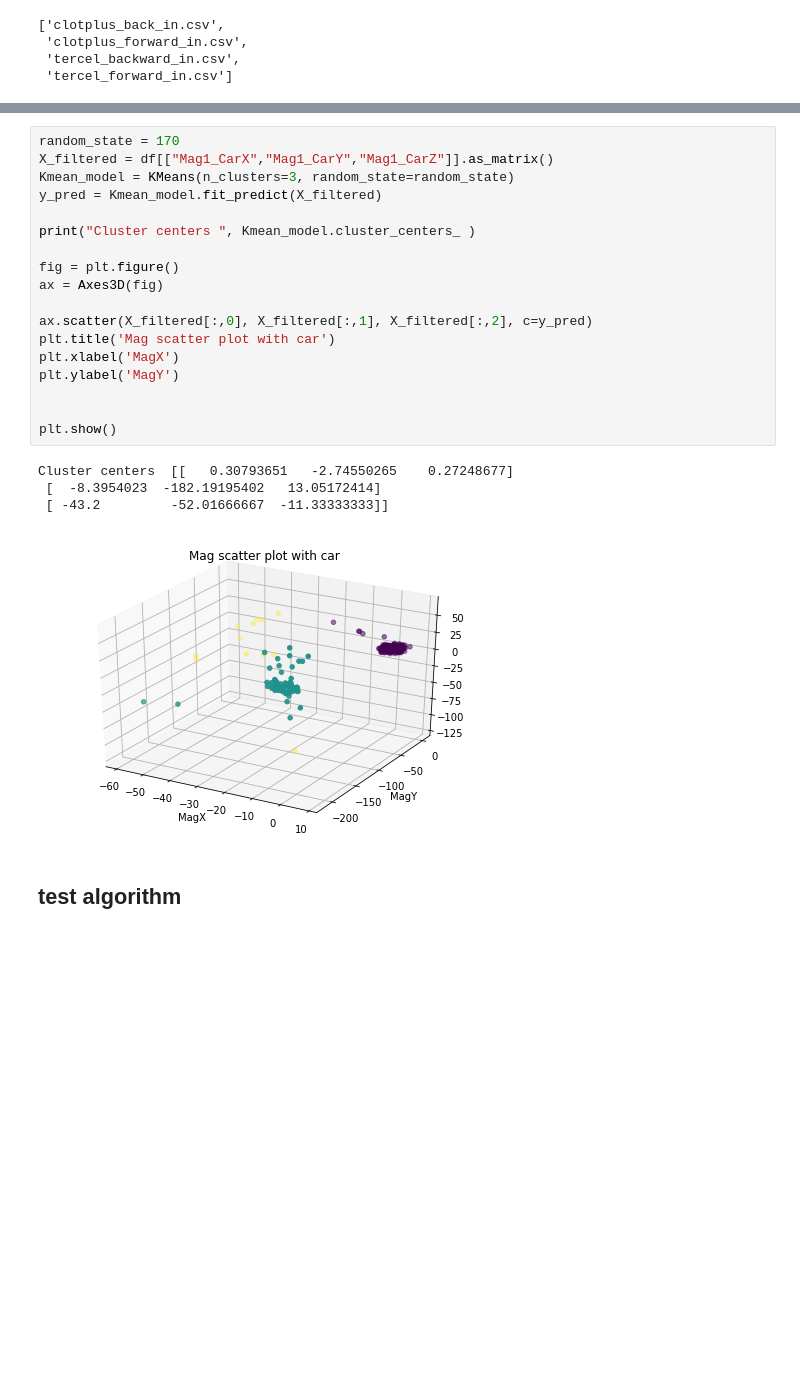
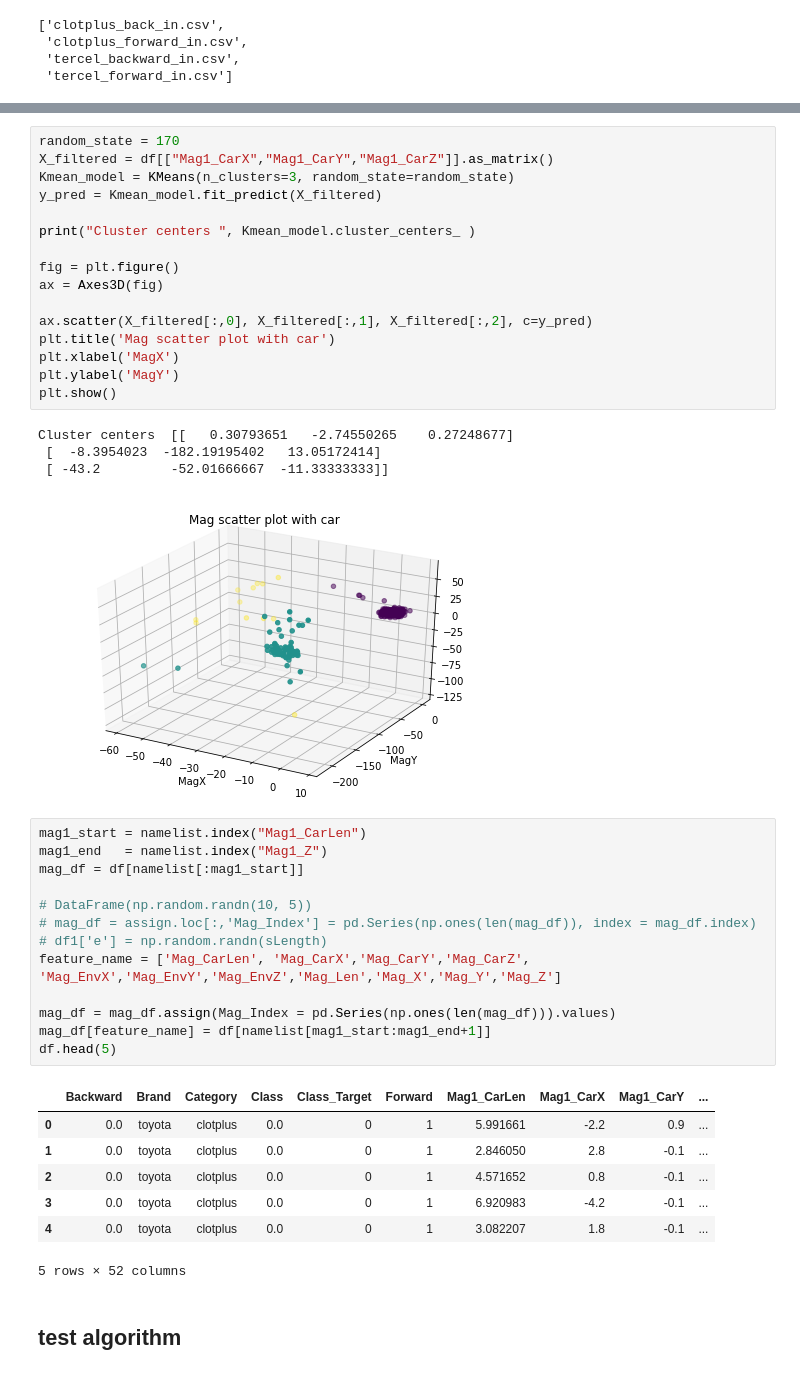
Before and after one commit to qwedsazxc78/ML_DL_Learning, a Jupyter notebook: Gemtek/Detection_Algorithm .ipynb, the cells around one changed output, grey strips where cells are left out. Saved outputs shown, nothing was run; the diff lists cells and outputs as text; blank space fills up the shorter version.

```diff
--- a/Gemtek/Detection_Algorithm .ipynb
+++ b/Gemtek/Detection_Algorithm .ipynb
@@ -244,14 +251,34 @@ ax.scatter(X_filtered[:,0], X_filtered[:,1], X_filtered[:,2], c=y_pred)
 plt.title('Mag scatter plot with car')
 plt.xlabel('MagX')
 plt.ylabel('MagY')
-
-
 plt.show()
 # %% [output]
 Cluster centers  [[   0.30793651   -2.74550265    0.27248677]
  [  -8.3954023  -182.19195402   13.05172414]
  [ -43.2         -52.01666667  -11.33333333]]
 [figure]
+# %%
+mag1_start = namelist.index("Mag1_CarLen")
+mag1_end   = namelist.index("Mag1_Z")
+mag_df = df[namelist[:mag1_start]]
+
+# DataFrame(np.random.randn(10, 5))
+# mag_df = assign.loc[:,'Mag_Index'] = pd.Series(np.ones(len(mag_df)), index = mag_df.index)
+# df1['e'] = np.random.randn(sLength)
+feature_name = ['Mag_CarLen', 'Mag_CarX','Mag_CarY','Mag_CarZ',
+'Mag_EnvX','Mag_EnvY','Mag_EnvZ','Mag_Len','Mag_X','Mag_Y','Mag_Z']
+
+mag_df = mag_df.assign(Mag_Index = pd.Series(np.ones(len(mag_df))).values)
+mag_df[feature_name] = df[namelist[mag1_start:mag1_end+1]]
+df.head(5)
+# %% [output]
+|  | Backward | Brand | Category | Class | Class_Target | Forward | Mag1_CarLen | Mag1_CarX | Mag1_CarY | ... |
+| 0 | 0.0 | toyota | clotplus | 0.0 | 0 | 1 | 5.991661 | -2.2 | 0.9 | ... |
+| 1 | 0.0 | toyota | clotplus | 0.0 | 0 | 1 | 2.846050 | 2.8 | -0.1 | ... |
+| 2 | 0.0 | toyota | clotplus | 0.0 | 0 | 1 | 4.571652 | 0.8 | -0.1 | ... |
+| 3 | 0.0 | toyota | clotplus | 0.0 | 0 | 1 | 6.920983 | -4.2 | -0.1 | ... |
+| 4 | 0.0 | toyota | clotplus | 0.0 | 0 | 1 | 3.082207 | 1.8 | -0.1 | ... |
+5 rows × 52 columns
 # %% [markdown]
 ## test algorithm
 # %%
```
Also changed, not shown: parts of 11 cells of this notebook, 3 other files.
